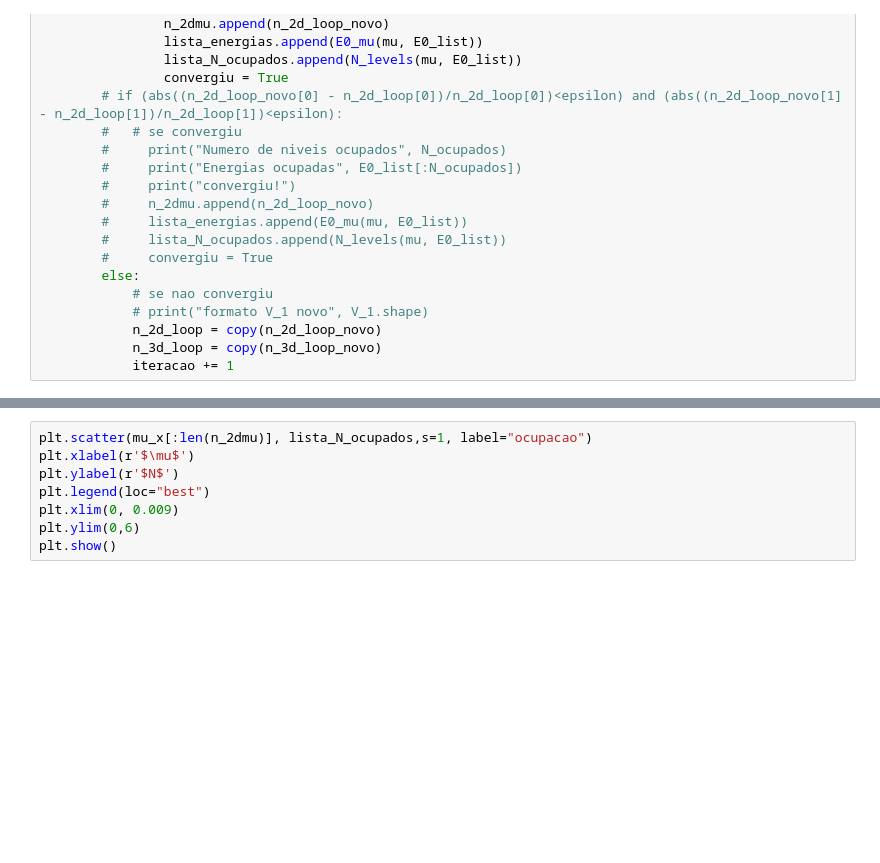
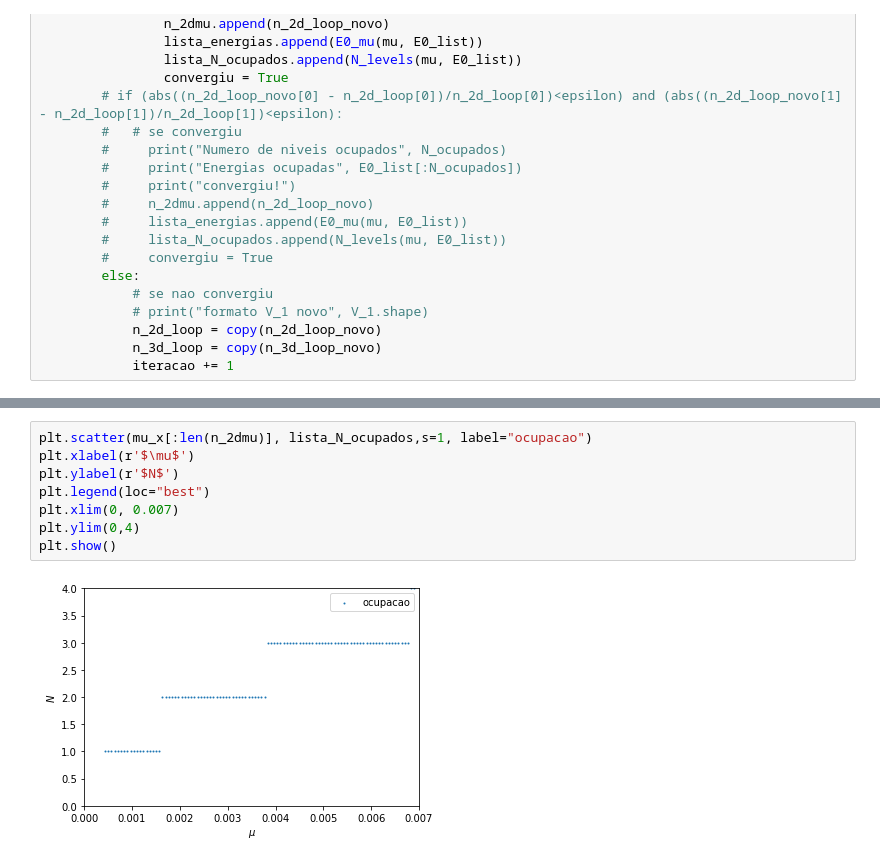
Before and after one commit to devanomaly/hartree-method, a Jupyter notebook: hartree.ipynb, the cells around one changed output, grey strips where cells are left out. Cells and saved outputs as stored; diff of their text form; blank space fills up the shorter version.

```diff
--- a/hartree.ipynb
+++ b/hartree.ipynb
@@ -247,11 +260,13 @@ plt.show()
 # %%
 plt.scatter(mu_x[:len(n_2dmu)], lista_N_ocupados,s=1, label="ocupacao")
 plt.xlabel(r'$\mu$')
 plt.ylabel(r'$N$')
 plt.legend(loc="best")
-plt.xlim(0, 0.009)
-plt.ylim(0,6)
+plt.xlim(0, 0.007)
+plt.ylim(0,4)
 plt.show()
+# %% [output]
+[figure, added]
 # %%
 plt.scatter(mu_x[:len(n_2dmu)], lista_energias, s=1, label="energia GS")
 plt.xlabel(r'$\mu$')
```
Also changed, not shown: parts of 7 cells of this notebook.
